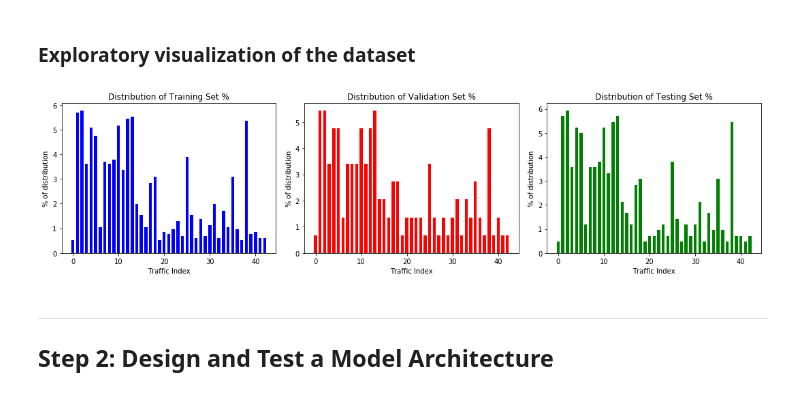
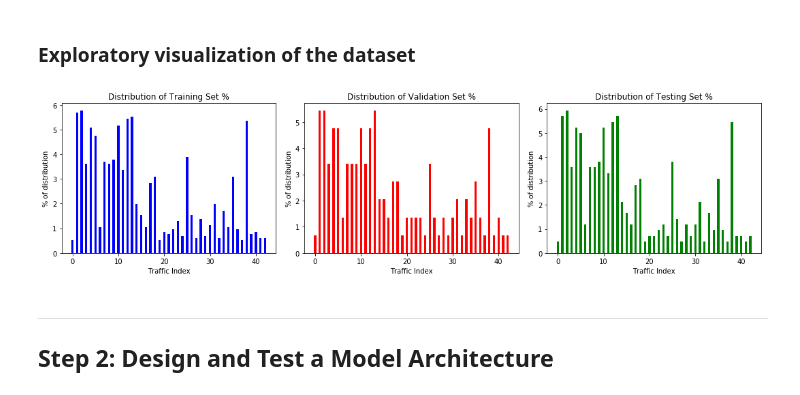
Before and after one commit to shareq2005/CarND-Traffic-Sign-Classifier-Project, a Jupyter notebook: Traffic_Sign_Classifier.ipynb, the cells around one changed output. Saved outputs shown, nothing was run; the diff lists cells and outputs as text; code cells hidden in the pictures.

```diff
--- a/Traffic_Sign_Classifier.ipynb
+++ b/Traffic_Sign_Classifier.ipynb
@@ -79,9 +71,6 @@ Number of classes = 43
 ### Exploratory visualization of the dataset
 # %%
 ### Data exploration visualization code
-
-import numpy as np
-import matplotlib.pyplot as plt
 %matplotlib inline
 
 fig, (ax0, ax1, ax2) = plt.subplots(ncols=3, figsize=(15, 4))
@@ -93,34 +82,36 @@ counts_test  = np.unique(y_test,return_counts = True)
 
 #convert to numpy array
 counts_train_arr = np.array(counts_train)
 counts_valid_arr = np.array(counts_valid)
 counts_test_arr  = np.array(counts_test)
 
 #distribution of training, validation and testing sets
 distrib_train = (counts_train_arr/n_train) * 100
 distrib_valid = (counts_valid_arr/n_validation) * 100
 distrib_test  = (counts_test_arr/n_test) * 100
 
+width = 0.5
+
 ax0.bar(counts_train[0],distrib_train[1], width, color="blue")
 ax1.bar(counts_valid[0],distrib_valid[1], width, color="red")
 ax2.bar(counts_test[0],distrib_test[1], width, color="green")
 
 ax0.set_title('Distribution of Training Set %')
 ax1.set_title('Distribution of Validation Set %')
 ax2.set_title('Distribution of Testing Set %')
 
 ax0.set_xlabel('Traffic Index')
 ax1.set_xlabel('Traffic Index')
 ax2.set_xlabel('Traffic Index')
 
 ax0.set_ylabel('% of distribution')
 ax1.set_ylabel('% of distribution')
 ax2.set_ylabel('% of distribution')
 
 fig.tight_layout()
 plt.show()
 # %% [output]
-[figure, old version]
+[figure, new version]
 # %% [markdown]
 ----
 
```
Also changed, not shown: parts of 21 cells of this notebook, 8 other files.
